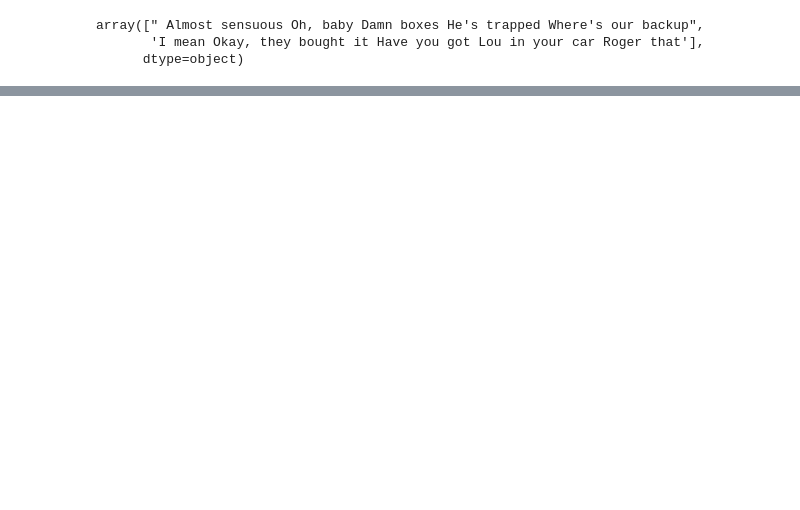
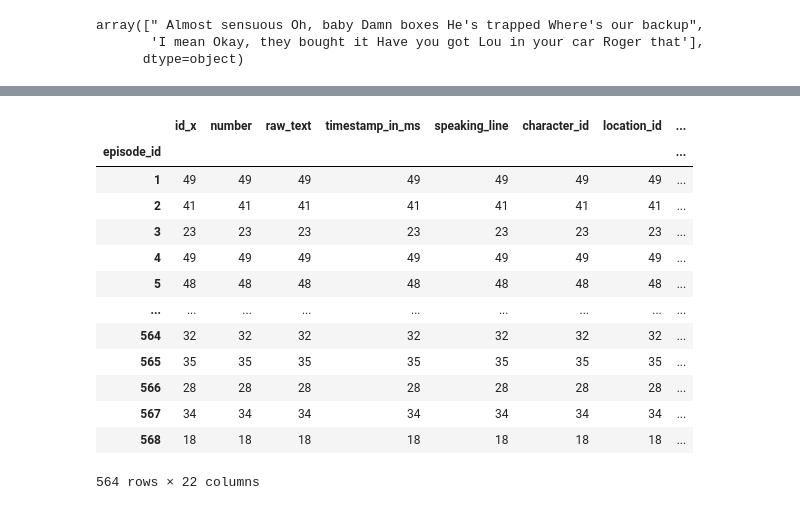
Before and after one commit to mwestt/simpsons-haiku, a Jupyter notebook: haiku_demo.ipynb, the cells around one changed output, grey strips where cells are left out. Cells and saved outputs as stored; diff of their text form; code cells hidden in the pictures; blank space fills up the shorter version.

```diff
--- a/haiku_demo.ipynb
+++ b/haiku_demo.ipynb
@@ -120,0 +131,18 @@ array([" Almost sensuous Oh, baby Damn boxes He's trapped Where's our backup",
+# %%
+# Which episode(s) have the most haikus?
+haiku_df.reset_index().groupby('episode_id').count()
+# %% [output]
+|  | id_x | number | raw_text | timestamp_in_ms | speaking_line | character_id | location_id | ... |
+| episode_id |  |  |  |  |  |  |  | ... |
+| 1 | 49 | 49 | 49 | 49 | 49 | 49 | 49 | ... |
+| 2 | 41 | 41 | 41 | 41 | 41 | 41 | 41 | ... |
+| 3 | 23 | 23 | 23 | 23 | 23 | 23 | 23 | ... |
+| 4 | 49 | 49 | 49 | 49 | 49 | 49 | 49 | ... |
+| 5 | 48 | 48 | 48 | 48 | 48 | 48 | 48 | ... |
+| ... | ... | ... | ... | ... | ... | ... | ... | ... |
+| 564 | 32 | 32 | 32 | 32 | 32 | 32 | 32 | ... |
+| 565 | 35 | 35 | 35 | 35 | 35 | 35 | 35 | ... |
+| 566 | 28 | 28 | 28 | 28 | 28 | 28 | 28 | ... |
+| 567 | 34 | 34 | 34 | 34 | 34 | 34 | 34 | ... |
+| 568 | 18 | 18 | 18 | 18 | 18 | 18 | 18 | ... |
+564 rows × 22 columns
```
Also changed, not shown: parts of 25 cells of this notebook, 4 other files.
